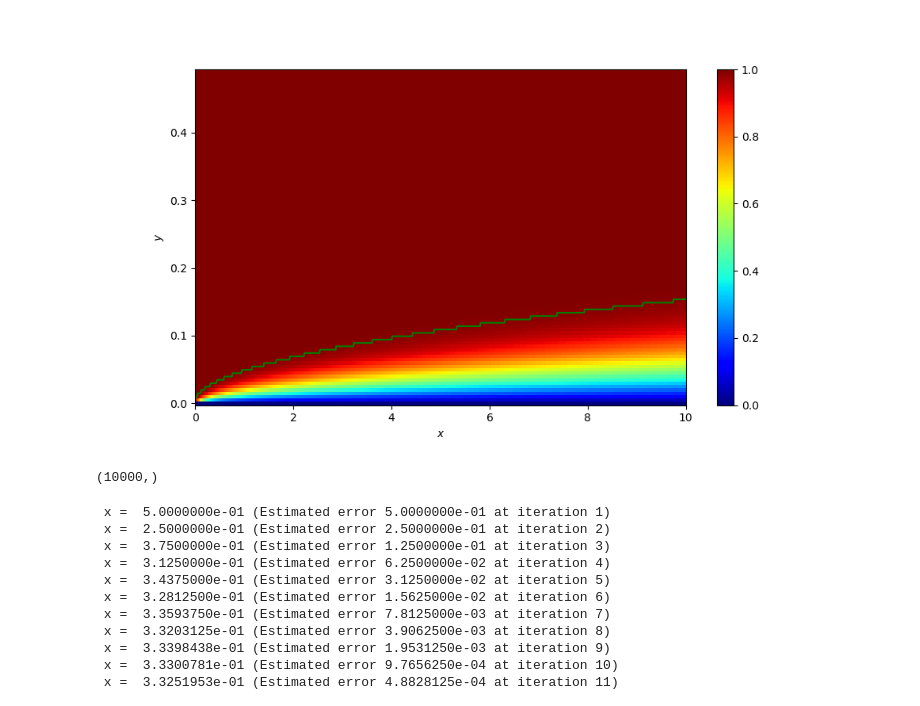
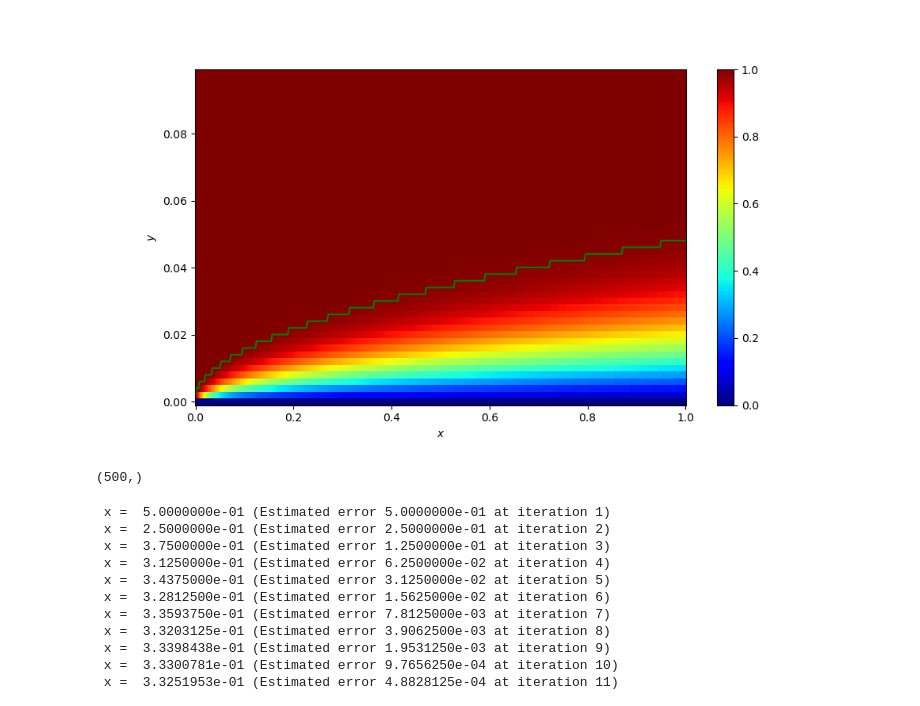
Before and after one commit to pschlatt1/notebooks, a Jupyter notebook: bl_eq_solve1.ipynb, the cells around one changed output. Cells and saved outputs as stored; diff of their text form; code cells hidden in the pictures.

```diff
--- a/bl_eq_solve1.ipynb
+++ b/bl_eq_solve1.ipynb
@@ -6,13 +6,13 @@ import numpy as np
 import matplotlib.pyplot as plt
 # %%
 #%%
-Nx = 1000
-Ny = 100
+Nx = 500
+Ny = 50
 Re = 10000.0
 
-ymax = 10 * 4.91/np.sqrt(Re)
+ymax = 2 * 4.91/np.sqrt(Re)
 
-x = np.linspace( 0.0 , 10.0 , Nx )
+x = np.linspace( 0.0 , 1.0 , Nx )
 y = np.linspace( 0.0 , ymax , Ny )
 
 dx = x[1]-x[0]
@@ -42,38 +42,38 @@ for ix in range(1,Nx):
     V[ix,0] = 0.0 # not necessary, just in case
 
 #%%
 d99 = np.zeros((Nx,1))
 for i in range(0,len(x)):
     itmp = np.argmin(np.abs(U[i,:]-.99))
     d99[i] = y[itmp]
 
 
 #%%
 XX, YY = np.meshgrid(x,y)
 
 # fig, axs = plt.subplots(2, 2)
 plt.figure(figsize=(10,5.5))
 plt.pcolormesh(x,y,U.T,shading='nearest',cmap='jet')
 plt.colorbar()
 plt.plot(x,d99,'g')
 
 
 
 
 plt.xlabel('$x$')
 plt.ylabel('$y$')
 #plt.ylim(0,np.max(y))
 
 plt.show()
 
 UU = U
 yy=y
 # %% [output]
-[figure, old version]
+[figure, new version]
 # %%
 x.shape
 # %% [output]
-(10000,)
+(500,)
 # %%
 def ff(u):
     f0 =   u[1]
```
Also changed, not shown: parts of 4 cells of this notebook.
